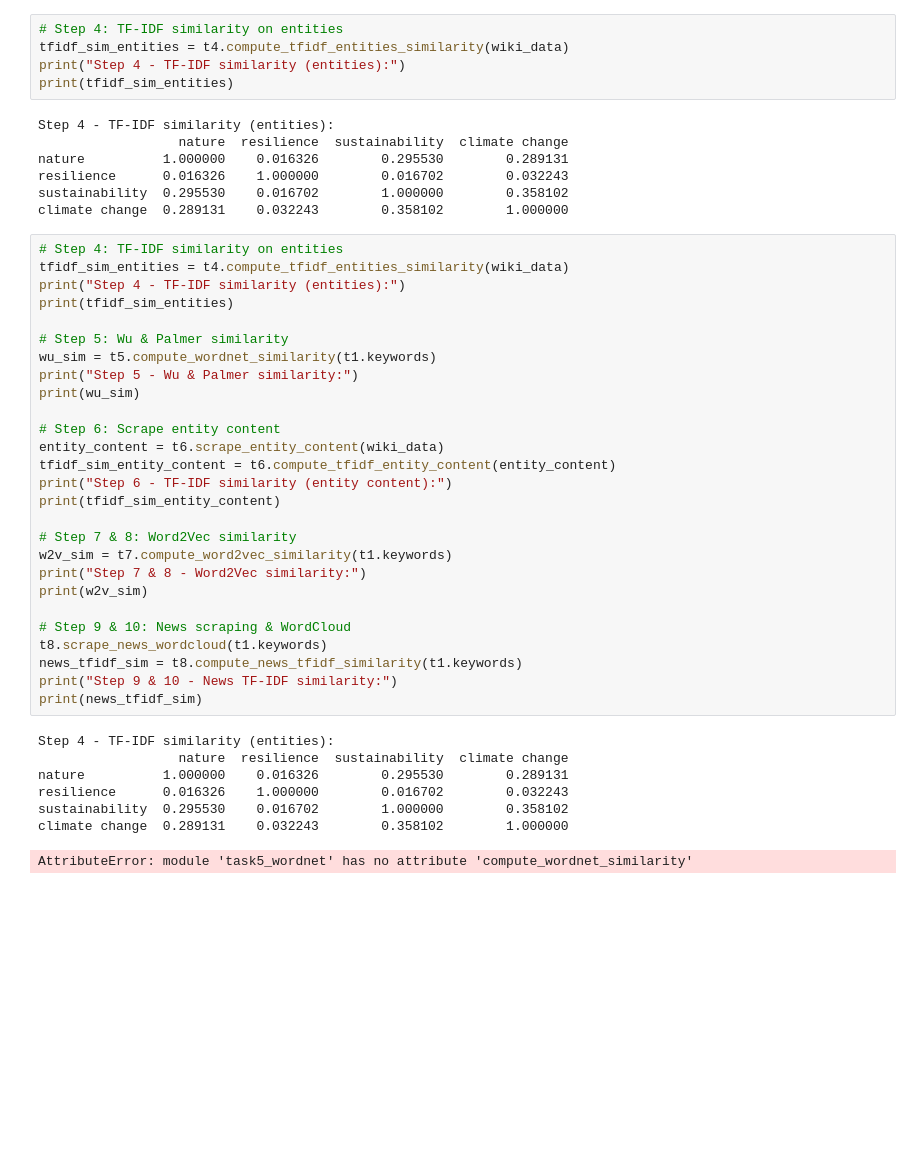
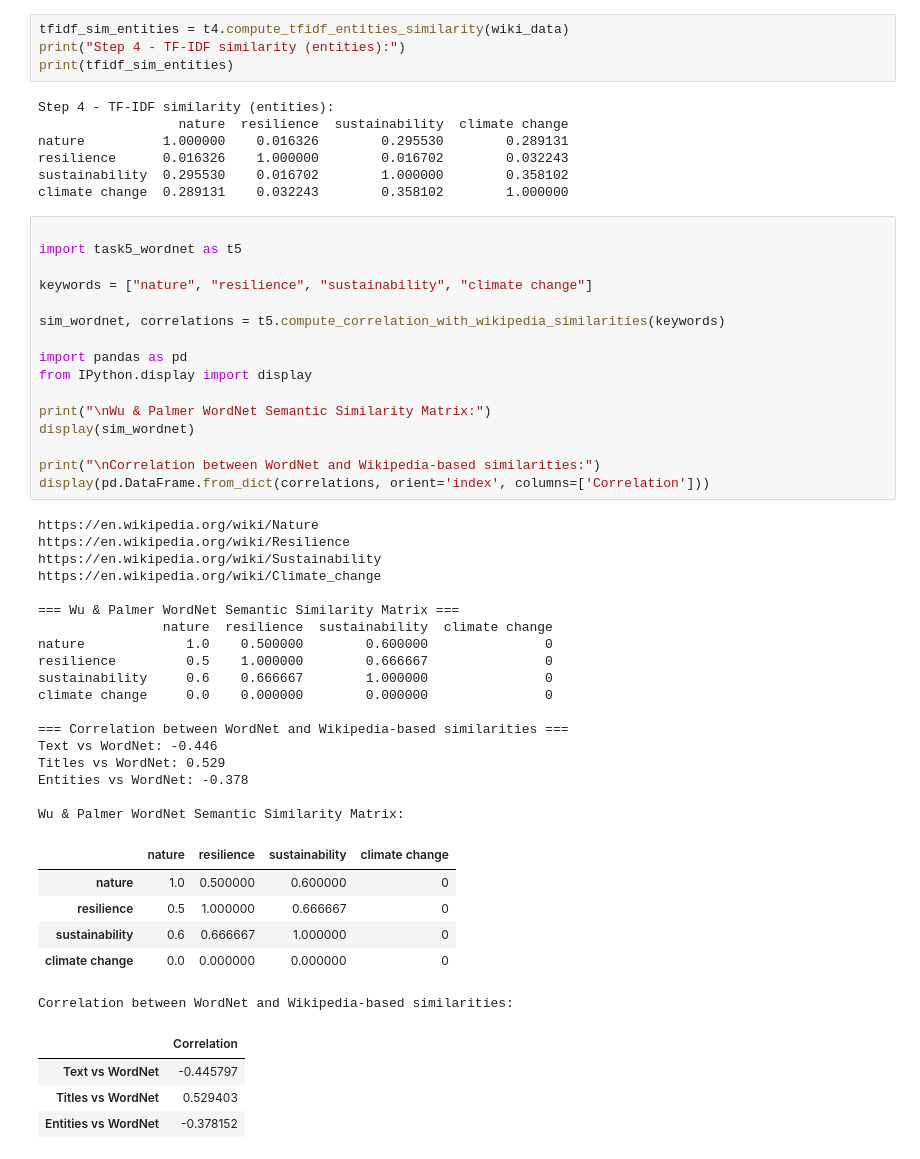
Before and after one commit to SharanSapkota/NLP-finals, a Jupyter notebook: main.ipynb, the cells around one changed output. Drawn from its saved outputs; the diff is of its cells as text; blank space fills up the shorter version.

```diff
--- a/main.ipynb
+++ b/main.ipynb
@@ -111,7 +76,6 @@ resilience      0.061594    1.000000        0.068415        0.000000
 sustainability  0.035244    0.068415        1.000000        0.000000
 climate change  0.069712    0.000000        0.000000        1.000000
 # %%
-# Step 4: TF-IDF similarity on entities
 tfidf_sim_entities = t4.compute_tfidf_entities_similarity(wiki_data)
 print("Step 4 - TF-IDF similarity (entities):")
 print(tfidf_sim_entities)
@@ -123,40 +87,50 @@ resilience      0.016326    1.000000        0.016702        0.032243
 sustainability  0.295530    0.016702        1.000000        0.358102
 climate change  0.289131    0.032243        0.358102        1.000000
 # %%
-# Step 4: TF-IDF similarity on entities
-tfidf_sim_entities = t4.compute_tfidf_entities_similarity(wiki_data)
-print("Step 4 - TF-IDF similarity (entities):")
-print(tfidf_sim_entities)
 
-# Step 5: Wu & Palmer similarity
-wu_sim = t5.compute_wordnet_similarity(t1.keywords)
-print("Step 5 - Wu & Palmer similarity:")
-print(wu_sim)
+import task5_wordnet as t5
 
-# Step 6: Scrape entity content
-entity_content = t6.scrape_entity_content(wiki_data)
-tfidf_sim_entity_content = t6.compute_tfidf_entity_content(entity_content)
-print("Step 6 - TF-IDF similarity (entity content):")
-print(tfidf_sim_entity_content)
+keywords = ["nature", "resilience", "sustainability", "climate change"]
 
-# Step 7 & 8: Word2Vec similarity
-w2v_sim = t7.compute_word2vec_similarity(t1.keywords)
-print("Step 7 & 8 - Word2Vec similarity:")
-print(w2v_sim)
+sim_wordnet, correlations = t5.compute_correlation_with_wikipedia_similarities(keywords)
 
-# Step 9 & 10: News scraping & WordCloud
-t8.scrape_news_wordcloud(t1.keywords)
-news_tfidf_sim = t8.compute_news_tfidf_similarity(t1.keywords)
-print("Step 9 & 10 - News TF-IDF similarity:")
-print(news_tfidf_sim)
+import pandas as pd
+from IPython.display import display
+
+print("\nWu & Palmer WordNet Semantic Similarity Matrix:")
+display(sim_wordnet)
+
+print("\nCorrelation between WordNet and Wikipedia-based similarities:")
+display(pd.DataFrame.from_dict(correlations, orient='index', columns=['Correlation']))
 # %% [output]
-Step 4 - TF-IDF similarity (entities):
-                  nature  resilience  sustainability  climate change
-nature          1.000000    0.016326        0.295530        0.289131
-resilience      0.016326    1.000000        0.016702        0.032243
-sustainability  0.295530    0.016702        1.000000        0.358102
-climate change  0.289131    0.032243        0.358102        1.000000
+https://en.wikipedia.org/wiki/Nature
+https://en.wikipedia.org/wiki/Resilience
+https://en.wikipedia.org/wiki/Sustainability
+https://en.wikipedia.org/wiki/Climate_change
+
+=== Wu & Palmer WordNet Semantic Similarity Matrix ===
+                nature  resilience  sustainability  climate change
+nature             1.0    0.500000        0.600000               0
+resilience         0.5    1.000000        0.666667               0
+sustainability     0.6    0.666667        1.000000               0
+climate change     0.0    0.000000        0.000000               0
+
+=== Correlation between WordNet and Wikipedia-based similarities ===
+Text vs WordNet: -0.446
+Titles vs WordNet: 0.529
+Entities vs WordNet: -0.378
+
+Wu & Palmer WordNet Semantic Similarity Matrix:
+|  | nature | resilience | sustainability | climate change |
+| nature | 1.0 | 0.500000 | 0.600000 | 0 |
+| resilience | 0.5 | 1.000000 | 0.666667 | 0 |
+| sustainability | 0.6 | 0.666667 | 1.000000 | 0 |
+| climate change | 0.0 | 0.000000 | 0.000000 | 0 |
-AttributeError: module 'task5_wordnet' has no attribute 'compute_wordnet_similarity'
+Correlation between WordNet and Wikipedia-based similarities:
+|  | Correlation |
+| Text vs WordNet | -0.445797 |
+| Titles vs WordNet | 0.529403 |
+| Entities vs WordNet | -0.378152 |
 # %%
 import sys
 !{sys.executable} -m pip install python-dotenv
```
Also changed, not shown: parts of 6 cells of this notebook.
